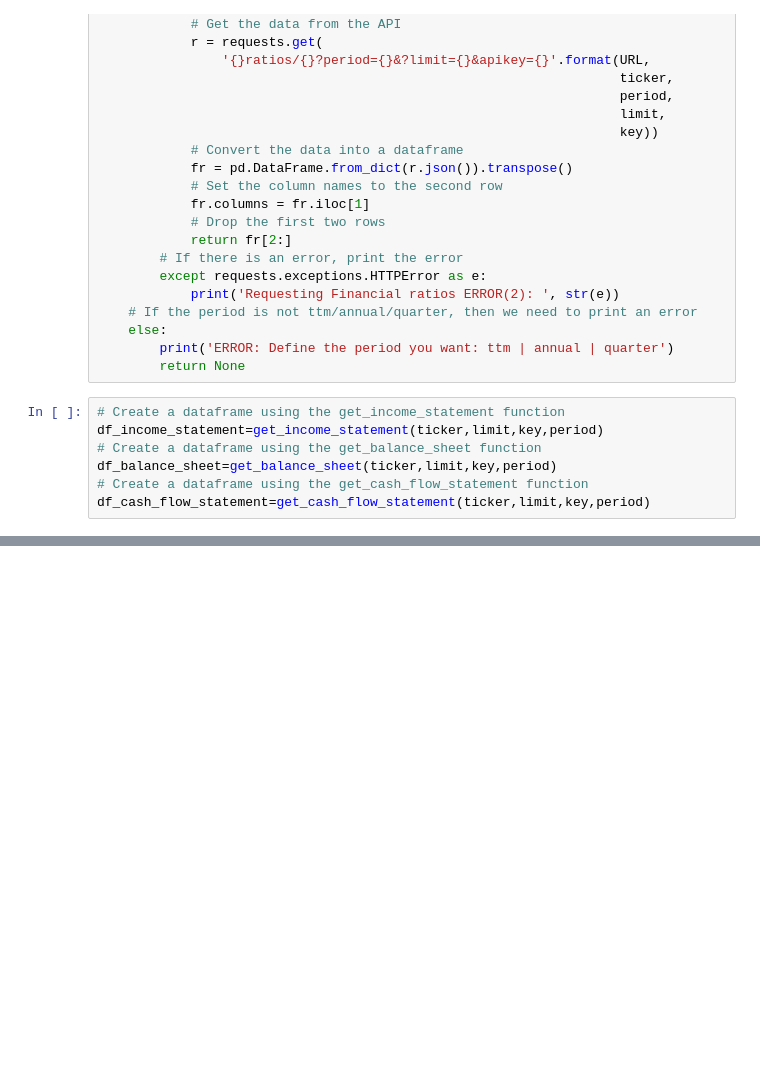
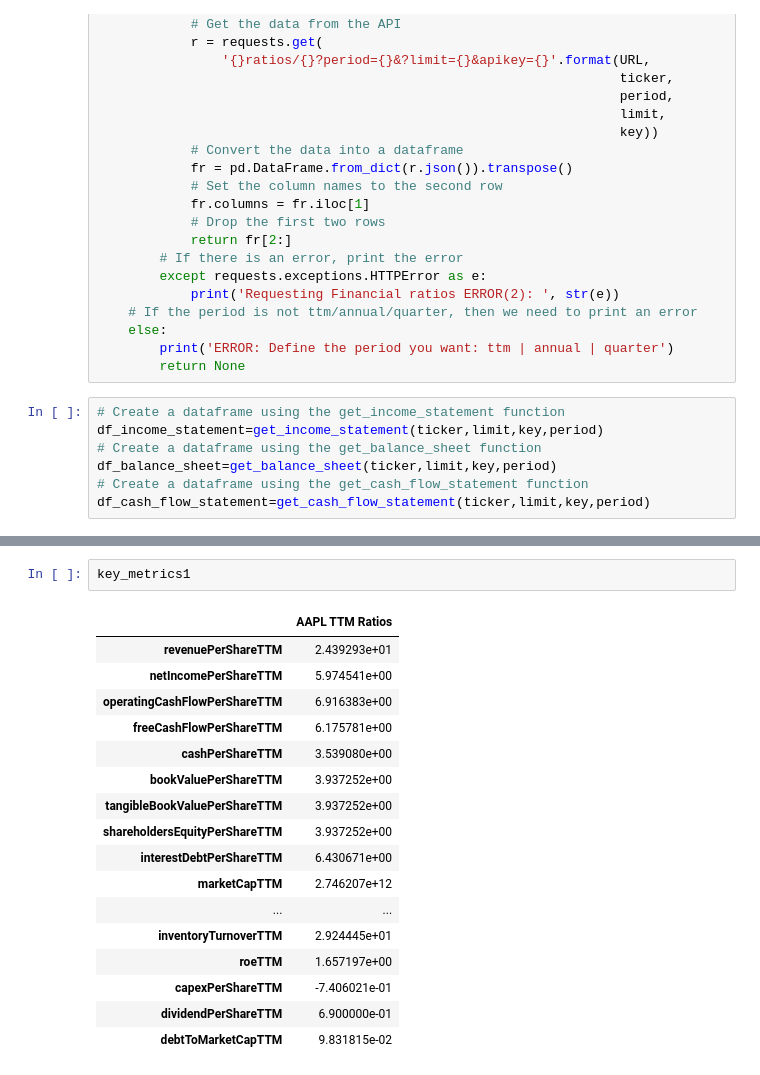
Before and after one commit to mikecai020418/Equity-PriceAnalysis, a Jupyter notebook: project.ipynb, the cells around one changed output, grey strips where cells are left out. Drawn from its saved outputs; the diff is of its cells as text; blank space fills up the shorter version.

```diff
--- a/project.ipynb
+++ b/project.ipynb
@@ -231,0 +305,20 @@ df_cash_flow_statement
+# %%
+key_metrics1
+# %% [output]
+|  | AAPL TTM Ratios |
+| revenuePerShareTTM | 2.439293e+01 |
+| netIncomePerShareTTM | 5.974541e+00 |
+| operatingCashFlowPerShareTTM | 6.916383e+00 |
+| freeCashFlowPerShareTTM | 6.175781e+00 |
+| cashPerShareTTM | 3.539080e+00 |
+| bookValuePerShareTTM | 3.937252e+00 |
+| tangibleBookValuePerShareTTM | 3.937252e+00 |
+| shareholdersEquityPerShareTTM | 3.937252e+00 |
+| interestDebtPerShareTTM | 6.430671e+00 |
+| marketCapTTM | 2.746207e+12 |
+| ... | ... |
+| inventoryTurnoverTTM | 2.924445e+01 |
+| roeTTM | 1.657197e+00 |
+| capexPerShareTTM | -7.406021e-01 |
+| dividendPerShareTTM | 6.900000e-01 |
+| debtToMarketCapTTM | 9.831815e-02 |
```
Also changed, not shown: parts of 5 cells of this notebook.
